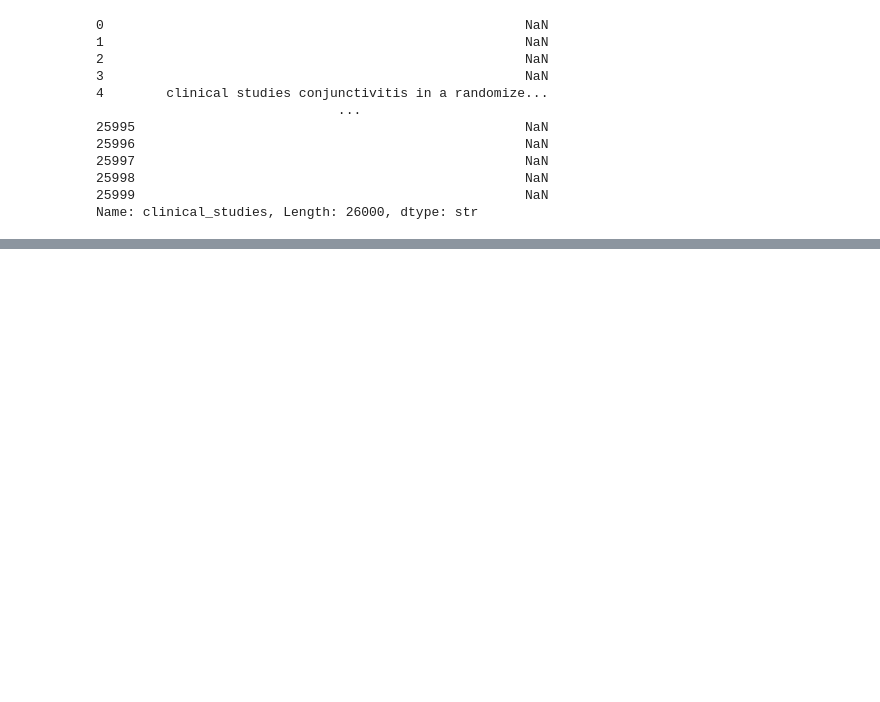
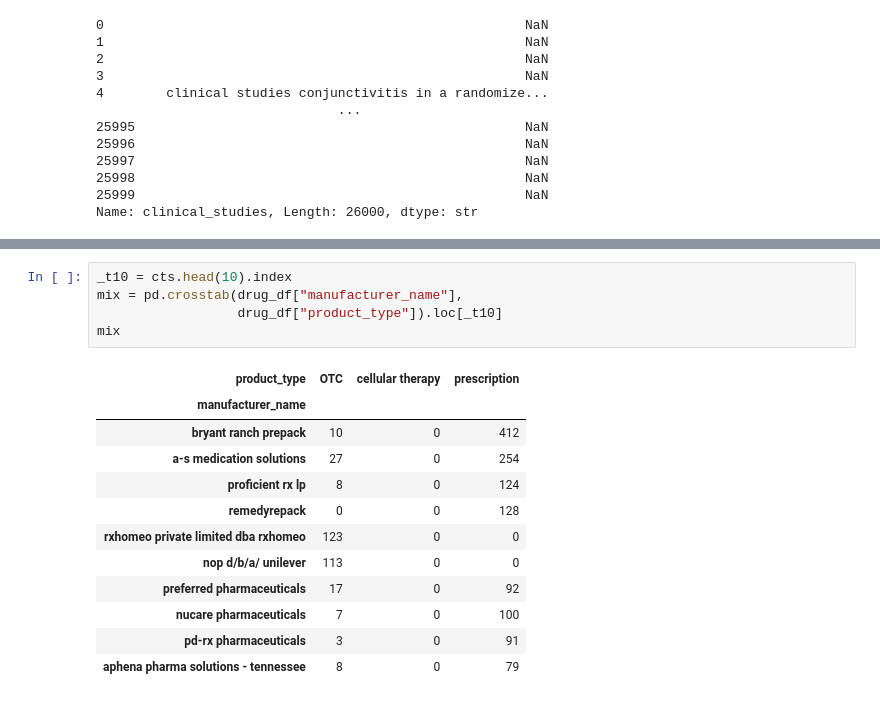
Before and after one commit to RSTEIN2525/cmsc-320-group-project, a Jupyter notebook: notebook.ipynb, the cells around one changed output, grey strips where cells are left out. Drawn from its saved outputs; the diff is of its cells as text; blank space fills up the shorter version.

```diff
--- a/notebook.ipynb
+++ b/notebook.ipynb
@@ -444,0 +572,18 @@ Name: adverse_reactions, Length: 26000, dtype: str
+# %%
+_t10 = cts.head(10).index
+mix = pd.crosstab(drug_df["manufacturer_name"],
+                  drug_df["product_type"]).loc[_t10]
+mix
+# %% [output]
+| product_type | OTC | cellular therapy | prescription |
+| manufacturer_name |  |  |  |
+| bryant ranch prepack | 10 | 0 | 412 |
+| a-s medication solutions | 27 | 0 | 254 |
+| proficient rx lp | 8 | 0 | 124 |
+| remedyrepack | 0 | 0 | 128 |
+| rxhomeo private limited dba rxhomeo | 123 | 0 | 0 |
+| nop d/b/a/ unilever | 113 | 0 | 0 |
+| preferred pharmaceuticals | 17 | 0 | 92 |
+| nucare pharmaceuticals | 7 | 0 | 100 |
+| pd-rx pharmaceuticals | 3 | 0 | 91 |
+| aphena pharma solutions - tennessee | 8 | 0 | 79 |
```
Also changed, not shown: parts of 30 cells of this notebook.
